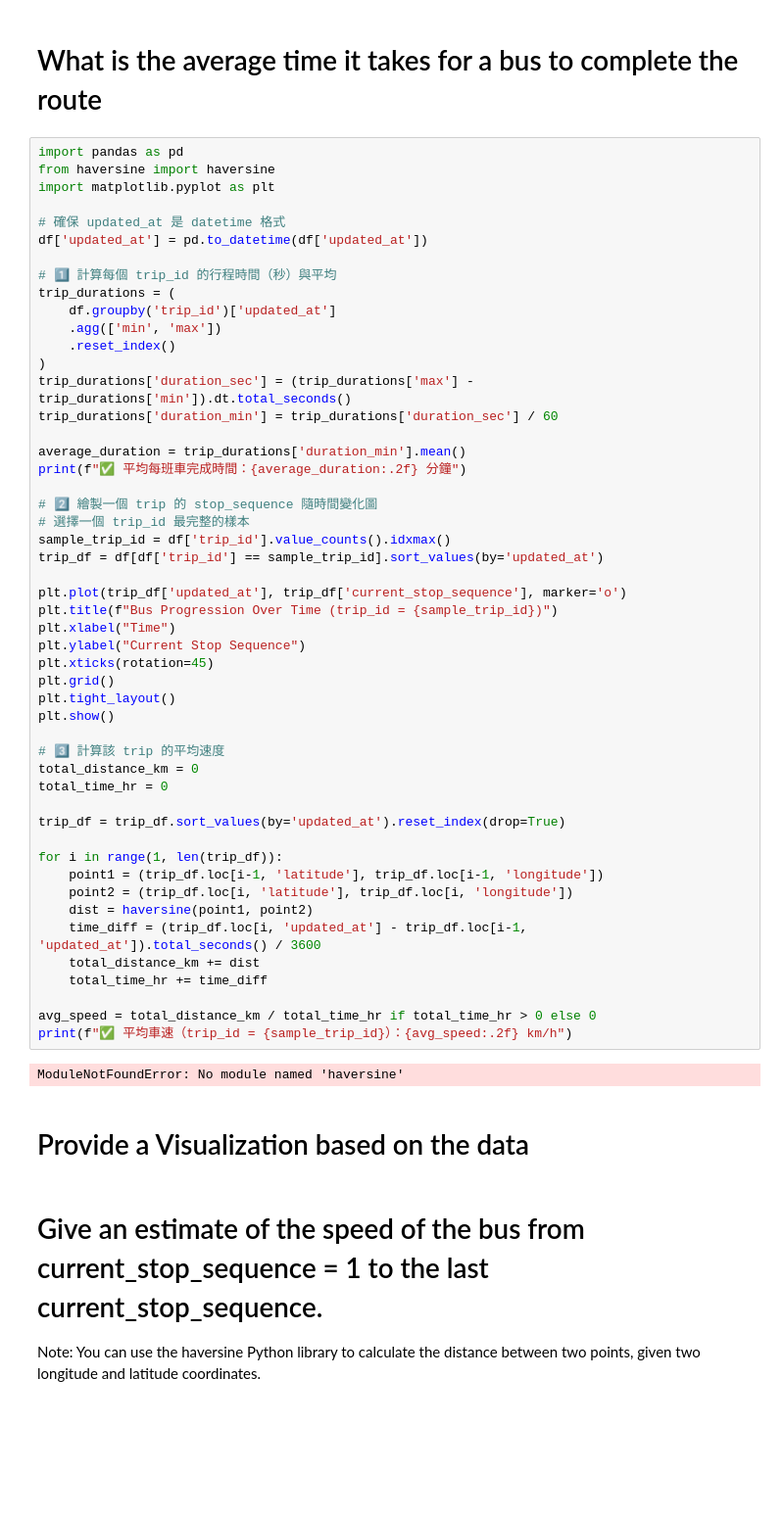
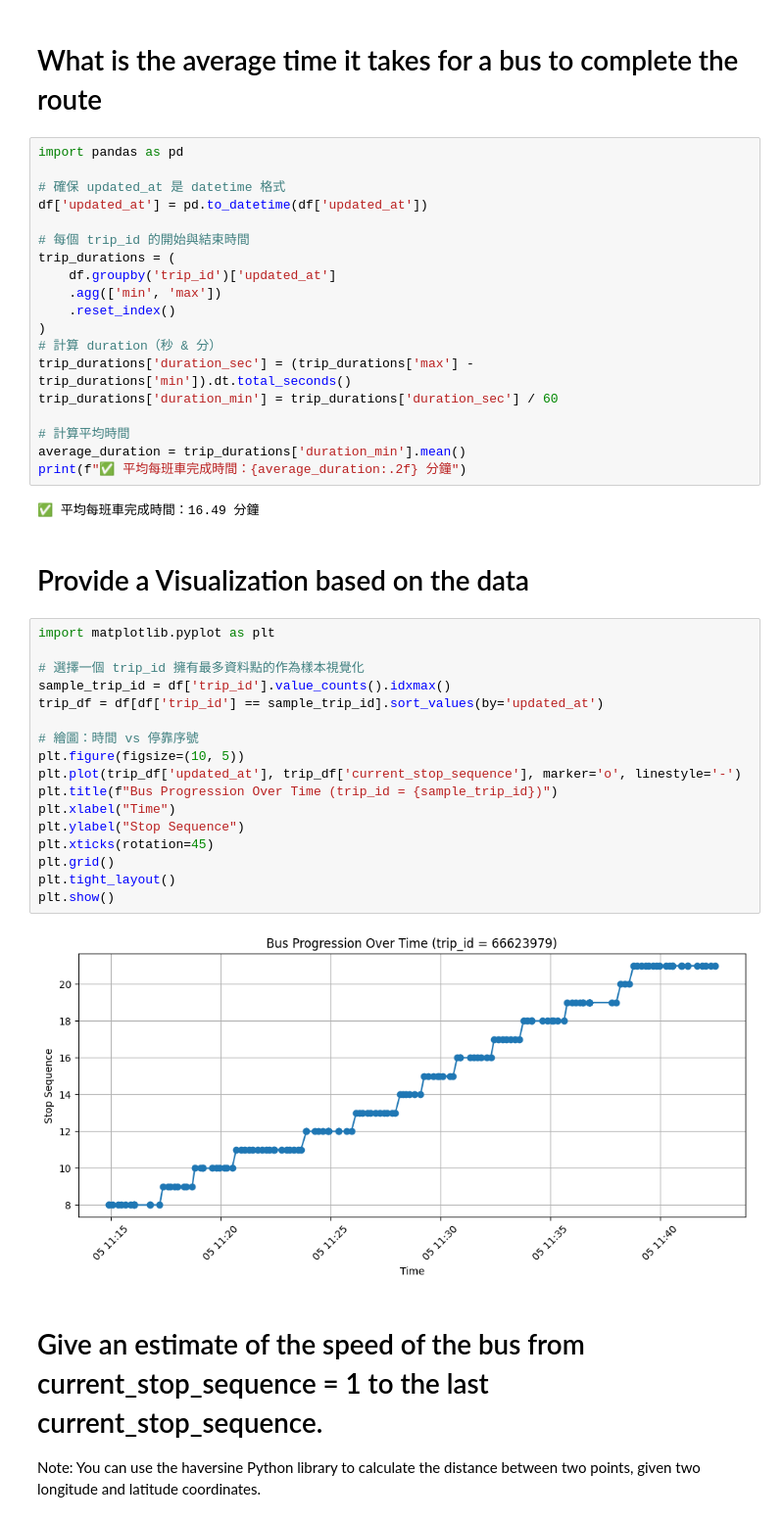
Before and after one commit to serendipity109/DataEngineering, a Jupyter notebook: 0406/project16.1/Module16 - Template.ipynb, the cells around one changed output. Shown: that part at 98% size. Drawn from its saved outputs; the diff is of its cells as text; blank space fills up the shorter version.

```diff
--- a/0406/project16.1/Module16 - Template.ipynb
+++ b/0406/project16.1/Module16 - Template.ipynb
@@ -85,58 +85,46 @@ df.to_csv('mbta.csv')
 <h1>What is the average time it takes for a bus to complete the route</h1>
 # %%
 import pandas as pd
-from haversine import haversine
-import matplotlib.pyplot as plt
 
 # 確保 updated_at 是 datetime 格式
 df['updated_at'] = pd.to_datetime(df['updated_at'])
 
-# 1️⃣ 計算每個 trip_id 的行程時間（秒）與平均
+# 每個 trip_id 的開始與結束時間
 trip_durations = (
     df.groupby('trip_id')['updated_at']
     .agg(['min', 'max'])
     .reset_index()
 )
+# 計算 duration（秒 & 分）
 trip_durations['duration_sec'] = (trip_durations['max'] - trip_durations['min']).dt.total_seconds()
 trip_durations['duration_min'] = trip_durations['duration_sec'] / 60
 
+# 計算平均時間
 average_duration = trip_durations['duration_min'].mean()
 print(f"✅ 平均每班車完成時間：{average_duration:.2f} 分鐘")
-
-# 2️⃣ 繪製一個 trip 的 stop_sequence 隨時間變化圖
-# 選擇一個 trip_id 最完整的樣本
-sample_trip_id = df['trip_id'].value_counts().idxmax()
-trip_df = df[df['trip_id'] == sample_trip_id].sort_values(by='updated_at')
-
-plt.plot(trip_df['updated_at'], trip_df['current_stop_sequence'], marker='o')
-plt.title(f"Bus Progression Over Time (trip_id = {sample_trip_id})")
-plt.xlabel("Time")
-plt.ylabel("Current Stop Sequence")
-plt.xticks(rotation=45)
-plt.grid()
-plt.tight_layout()
-plt.show()
-
-# 3️⃣ 計算該 trip 的平均速度
-total_distance_km = 0
-total_time_hr = 0
-
-trip_df = trip_df.sort_values(by='updated_at').reset_index(drop=True)
-
-for i in range(1, len(trip_df)):
-    point1 = (trip_df.loc[i-1, 'latitude'], trip_df.loc[i-1, 'longitude'])
-    point2 = (trip_df.loc[i, 'latitude'], trip_df.loc[i, 'longitude'])
-    dist = haversine(point1, point2)
-    time_diff = (trip_df.loc[i, 'updated_at'] - trip_df.loc[i-1, 'updated_at']).total_seconds() / 3600
-    total_distance_km += dist
-    total_time_hr += time_diff
-
-avg_speed = total_distance_km / total_time_hr if total_time_hr > 0 else 0
-print(f"✅ 平均車速（trip_id = {sample_trip_id}）：{avg_speed:.2f} km/h")
 # %% [output]
-ModuleNotFoundError: No module named 'haversine'
+✅ 平均每班車完成時間：16.49 分鐘
 # %% [markdown]
 <h1>Provide a Visualization based on the data</h1>
+# %%
+import matplotlib.pyplot as plt
+
+# 選擇一個 trip_id 擁有最多資料點的作為樣本視覺化
+sample_trip_id = df['trip_id'].value_counts().idxmax()
+trip_df = df[df['trip_id'] == sample_trip_id].sort_values(by='updated_at')
+
+# 繪圖：時間 vs 停靠序號
+plt.figure(figsize=(10, 5))
+plt.plot(trip_df['updated_at'], trip_df['current_stop_sequence'], marker='o', linestyle='-')
+plt.title(f"Bus Progression Over Time (trip_id = {sample_trip_id})")
+plt.xlabel("Time")
+plt.ylabel("Stop Sequence")
+plt.xticks(rotation=45)
+plt.grid()
+plt.tight_layout()
+plt.show()
+# %% [output]
+[figure, added]
 # %% [markdown]
 <h1>Give an estimate of the speed of the bus from current_stop_sequence = 1 to the last  current_stop_sequence. </h1>
 
```
Also changed, not shown: parts of 2 cells of this notebook, 12 other files.
